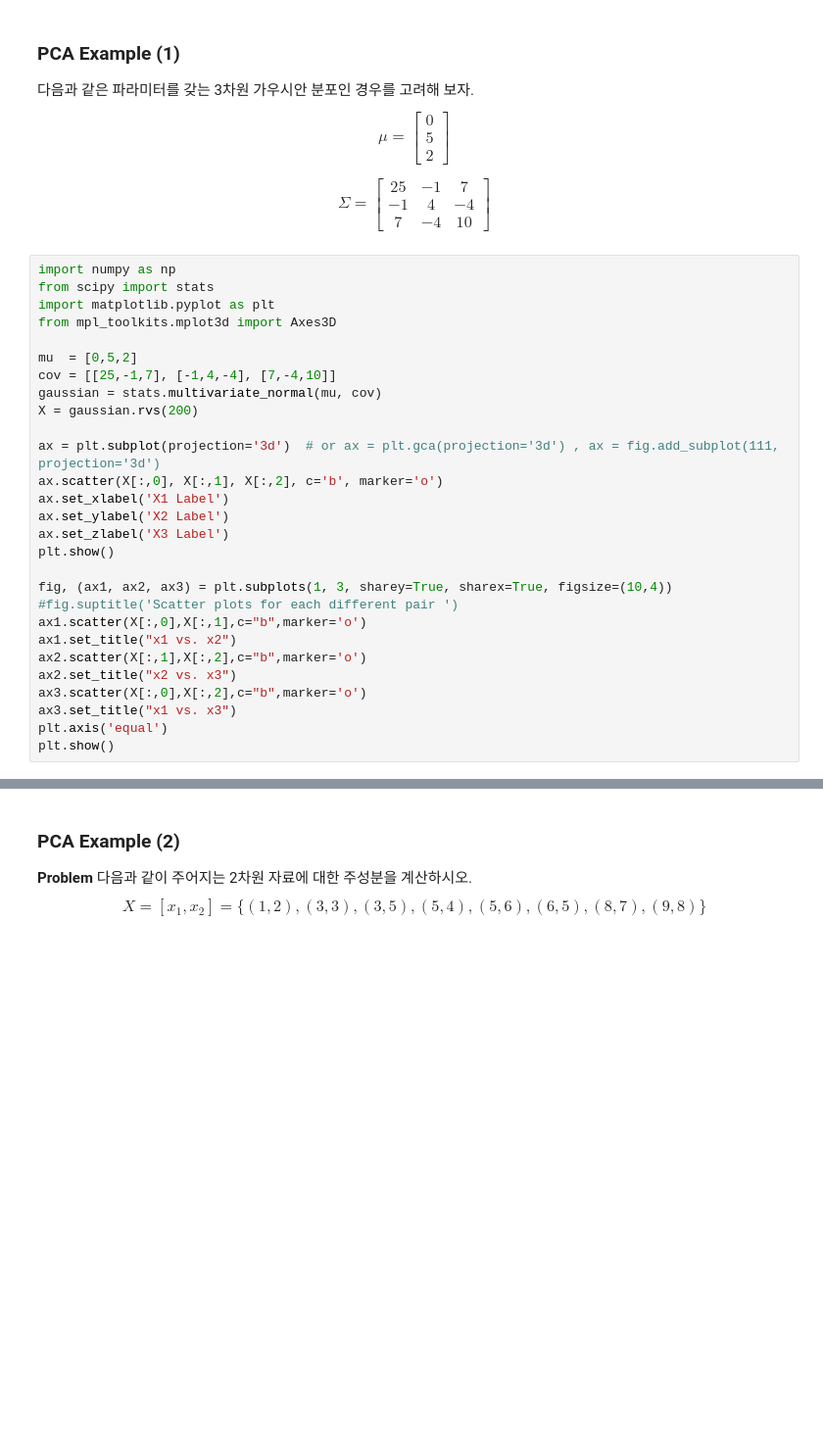
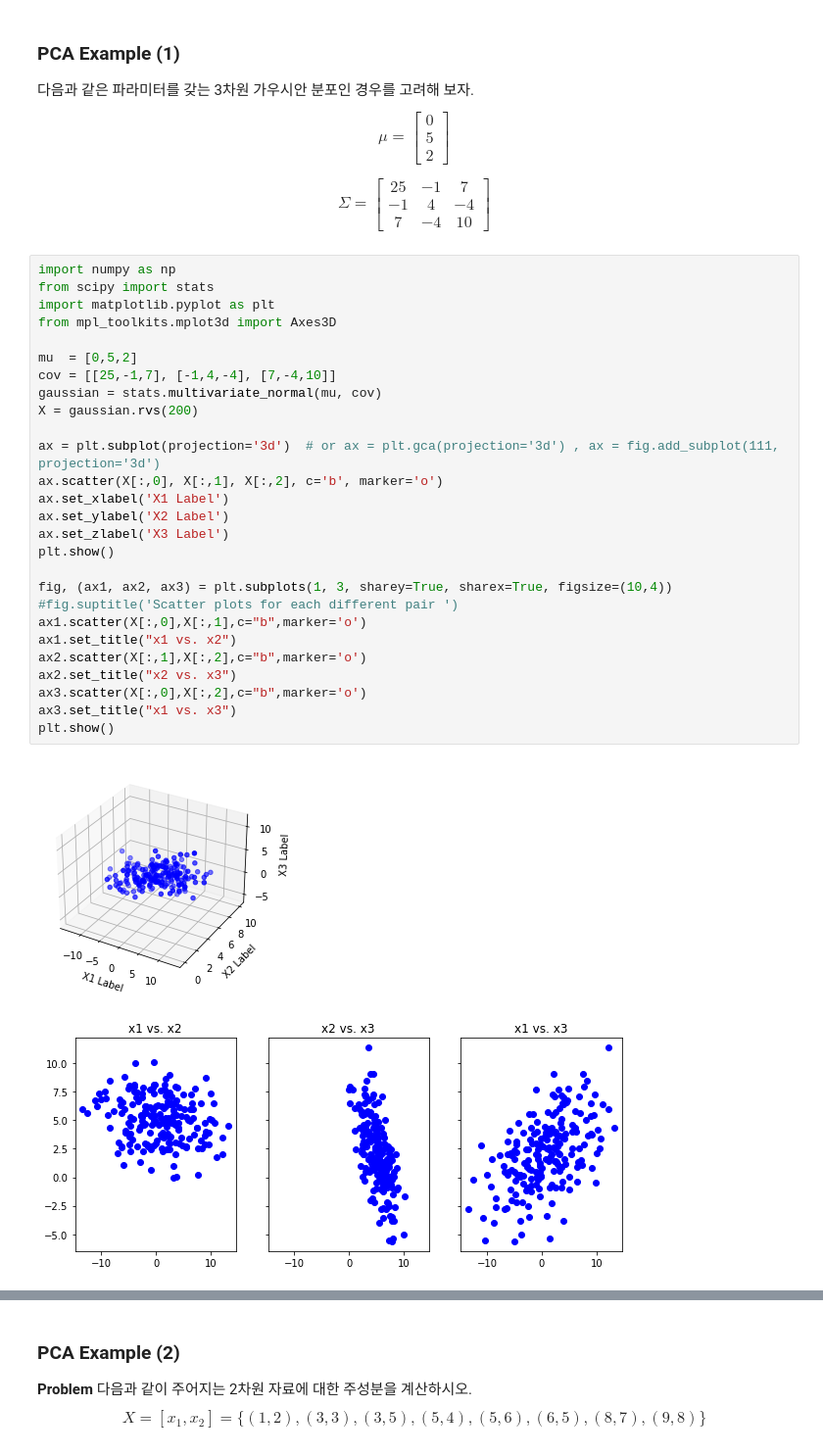
Before and after one commit to junji64/Introduction-to-Pattern-Recognition, a Jupyter notebook: 10. PCA (Principal Component Analysis).ipynb, the cells around one changed output, grey strips where cells are left out. Shown at 98% size. Drawn from its saved outputs; the diff is of its cells as text; blank space fills up the shorter version.

```diff
--- a/10. PCA (Principal Component Analysis).ipynb
+++ b/10. PCA (Principal Component Analysis).ipynb
@@ -425,31 +430,33 @@ $$
 # %%
 import numpy as np
 from scipy import stats
 import matplotlib.pyplot as plt
 from mpl_toolkits.mplot3d import Axes3D
 
 mu  = [0,5,2]
 cov = [[25,-1,7], [-1,4,-4], [7,-4,10]]
 gaussian = stats.multivariate_normal(mu, cov)
 X = gaussian.rvs(200)
 
 ax = plt.subplot(projection='3d')  # or ax = plt.gca(projection='3d') , ax = fig.add_subplot(111, projection='3d')
 ax.scatter(X[:,0], X[:,1], X[:,2], c='b', marker='o')
 ax.set_xlabel('X1 Label')
 ax.set_ylabel('X2 Label')
 ax.set_zlabel('X3 Label')
 plt.show()
 
 fig, (ax1, ax2, ax3) = plt.subplots(1, 3, sharey=True, sharex=True, figsize=(10,4))
 #fig.suptitle('Scatter plots for each different pair ')
 ax1.scatter(X[:,0],X[:,1],c="b",marker='o')
 ax1.set_title("x1 vs. x2")
 ax2.scatter(X[:,1],X[:,2],c="b",marker='o')
 ax2.set_title("x2 vs. x3")
 ax3.scatter(X[:,0],X[:,2],c="b",marker='o')
 ax3.set_title("x1 vs. x3")
-plt.axis('equal')
 plt.show()
+# %% [output]
+[figure, added]
+[figure, added]
 # %%
 C = np.cov(X.T)
 v,U = np.linalg.eig(C)
```
Also changed, not shown: parts of 8 cells of this notebook.
